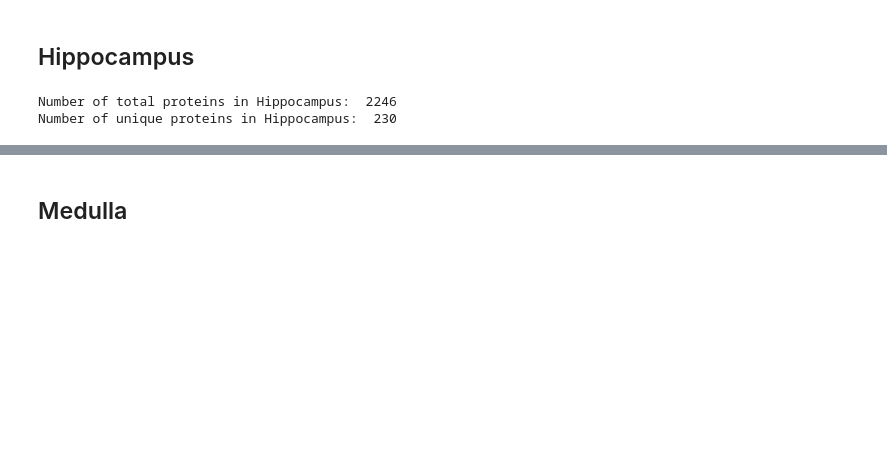
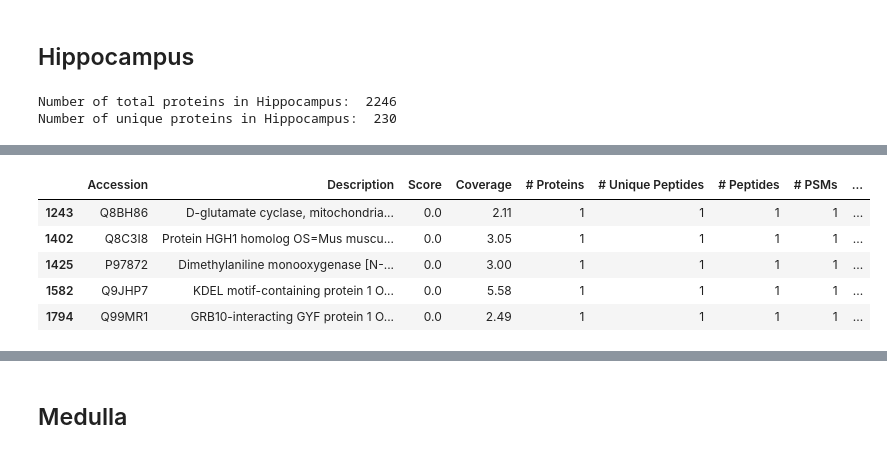
Before and after one commit to konstantinasfr/Mouse-Brain-Proteins, a Jupyter notebook: Part1-Comparative analysis.ipynb, the cells around one changed output, grey strips where cells are left out. Cells and saved outputs as stored; diff of their text form; code cells hidden in the pictures; blank space fills up the shorter version.

Commit message:
inconsistency in HRMS data

```diff
--- a/Part1-Comparative analysis.ipynb
+++ b/Part1-Comparative analysis.ipynb
@@ -499,10 +499,14 @@ def create_access_name(row):
     return s[s.find("[")+1:s.find("]")]
 # %%
 def find_unique(data_given,brain_part):
-    brain_parts = ['OB_unique_found','MD_unique_found','CB_unique_found','HC_unique_found','MD_unique_found','HT_unique_found','CC_unique_found']
+#     brain_parts = [MB_data_given,OB_data_given,MD_data_given,CB_data_given,HC_data_given,HT_data_given,CC_data_given]
+    brain_parts = ["MB","OB","MD","CB","HC","HT","CC"]
     brain_parts.remove(brain_part)
-    for i in range(len(brain_parts)):
-        # belong to data_given and doesn't belong to _unique_found
+    temp=[]
+    for v in brain_parts:
+        temp.append(globals()[f'{v}_data_given'])
+    for i in range(len(temp)):
+    # belong to data_given and doesn't belong to _unique_found
 #         temp = int(brain_parts[i]+"_unique_found")
-        data_given = data_given[~data_given['Accession Name'].isin(brain_parts[i]['Accession Name'])]
+        data_given = data_given[~data_given['Accession Name'].isin(temp[i]['Accession Name'])]
     return data_given
@@ -578,3 +603,7 @@ print("Number of unique proteins in Hippocampus: ",HC_unique_found.shape[0])
 # %% [output]
 Number of total proteins in Hippocampus:  2246
 Number of unique proteins in Hippocampus:  230
+# %%
+print("Number of total proteins in Hippocampus: ",HC_data_given.shape[0])
+HC_unique_given = find_unique(HC_data_given,"HC")
+print("Number of unique proteins in Hippocampus: ",HC_unique_given.shape[0])
@@ -580,0 +629,10 @@ Number of unique proteins in Hippocampus:  230
+# %%
+# belong to HC_unique_given and doesn't belong to HC_unique_found
+HC_unique_given[~HC_unique_given['Accession Name'].isin(HC_unique_found ['Accession Name'])]
+# %% [output]
+|  | Accession | Description | Score | Coverage | # Proteins | # Unique Peptides | # Peptides | # PSMs | ... |
+| 1243 | Q8BH86 | D-glutamate cyclase, mitochondria... | 0.0 | 2.11 | 1 | 1 | 1 | 1 | ... |
+| 1402 | Q8C3I8 | Protein HGH1 homolog OS=Mus muscu... | 0.0 | 3.05 | 1 | 1 | 1 | 1 | ... |
+| 1425 | P97872 | Dimethylaniline monooxygenase [N-... | 0.0 | 3.00 | 1 | 1 | 1 | 1 | ... |
+| 1582 | Q9JHP7 | KDEL motif-containing protein 1 O... | 0.0 | 5.58 | 1 | 1 | 1 | 1 | ... |
+| 1794 | Q99MR1 | GRB10-interacting GYF protein 1 O... | 0.0 | 2.49 | 1 | 1 | 1 | 1 | ... |
```
Also changed, not shown: parts of 13 cells of this notebook.
